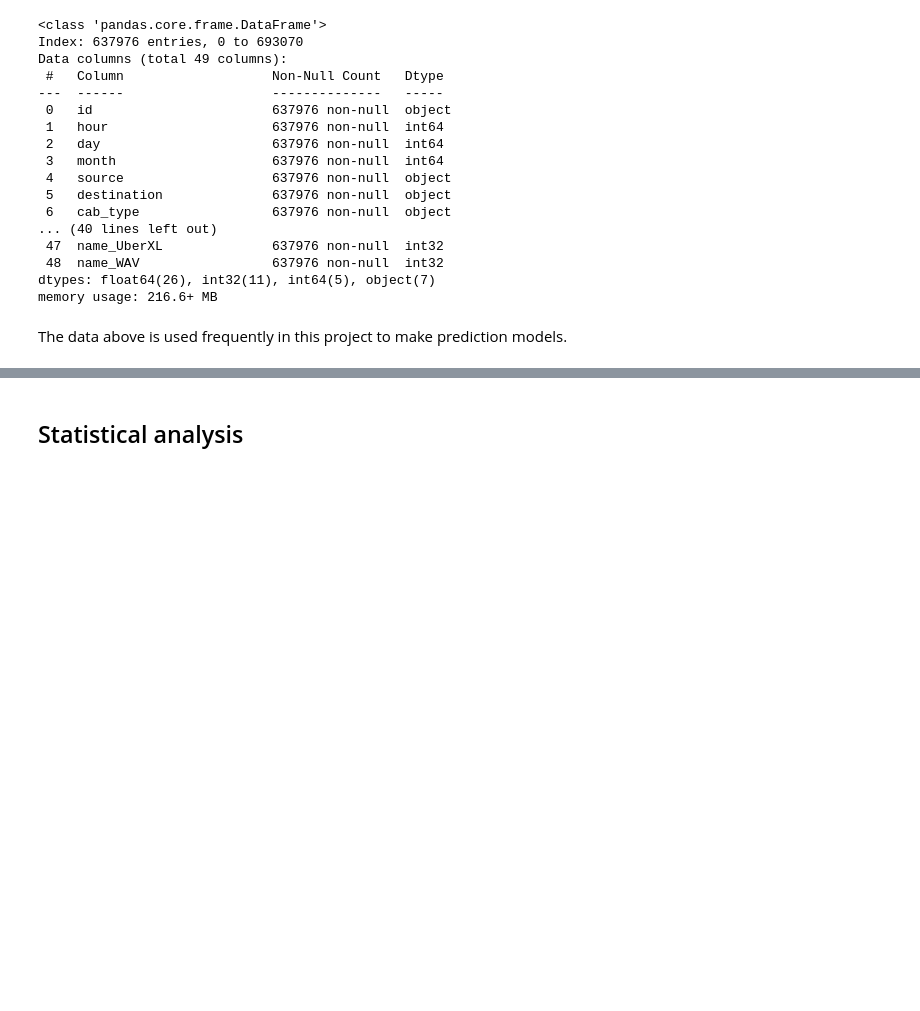
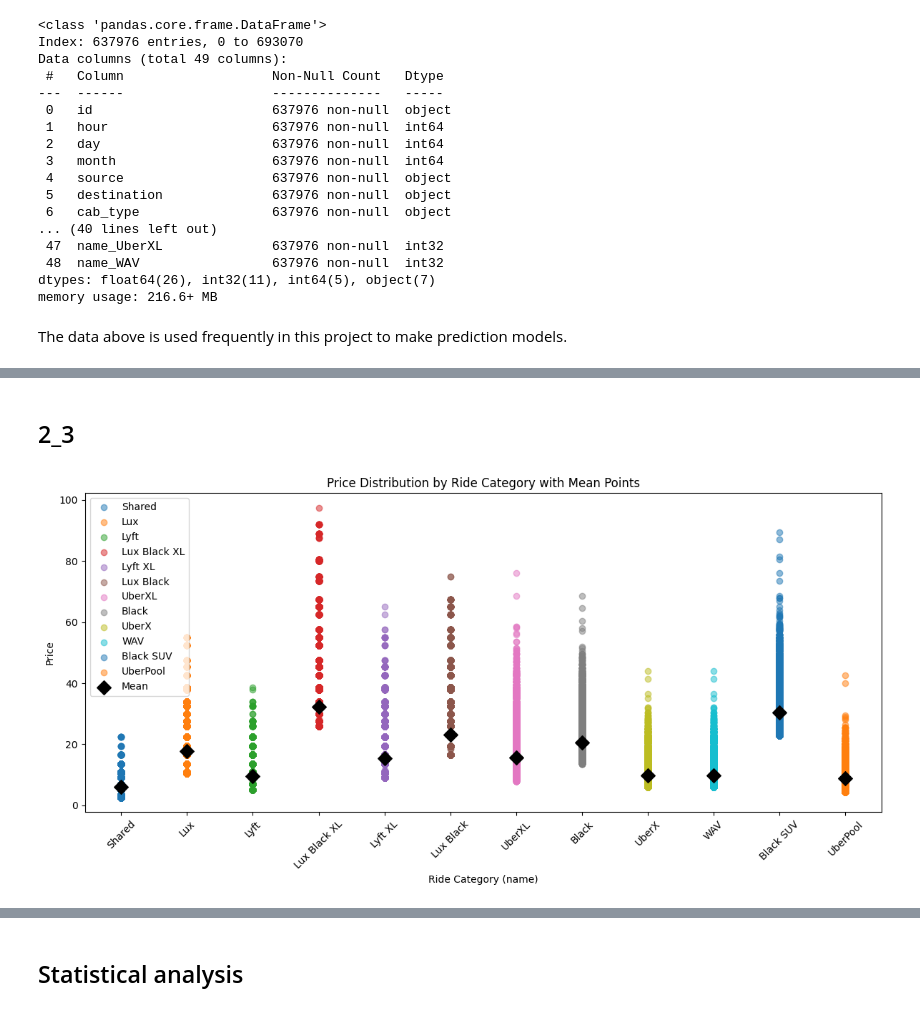
Before and after one commit to AbbyPolaris/transportationProject, a Jupyter notebook: Main.ipynb, the cells around one changed output, grey strips where cells are left out. Cells and saved outputs as stored; diff of their text form; code cells hidden in the pictures; blank space fills up the shorter version.

```diff
--- a/Main.ipynb
+++ b/Main.ipynb
@@ -310,0 +449,44 @@ The data above is used frequently in this project to make prediction models.
+# %% [markdown]
+## 2_3
+# %%
+import pandas as pd
+import matplotlib.pyplot as plt
+import seaborn as sns
+import numpy as np
+
+
+df_anova = df[['name', 'price']].copy()
+df_anova = df_anova[df_anova['name'] != "Taxi"]
+df_anova['price'] = pd.to_numeric(df_anova['price'], errors='coerce')
+df_anova = df_anova.dropna(subset=['price', 'name'])
+
+
+unique_names = df_anova['name'].unique()
+name_to_x = {name: i for i, name in enumerate(unique_names)}
+df_anova['x_pos'] = df_anova['name'].map(name_to_x)
+
+
+group_means = df_anova.groupby('name')['price'].mean().reset_index()
+group_means['x_pos'] = group_means['name'].map(name_to_x)
+
+
+plt.figure(figsize=(12,6))
+
+
+for name in unique_names:
+    subset = df_anova[df_anova['name'] == name]
+    plt.scatter(subset['x_pos'], subset['price'], alpha=0.5, label=name)
+
+
+plt.scatter(group_means['x_pos'], group_means['price'], color='black', s=100, marker='D', label='Mean')
+
+
+plt.xticks(ticks=list(name_to_x.values()), labels=list(name_to_x.keys()), rotation=45)
+plt.ylabel('Price')
+plt.xlabel('Ride Category (name)')
+plt.title('Price Distribution by Ride Category with Mean Points')
+plt.legend()
+plt.tight_layout()
+plt.show()
+# %% [output]
+[figure, added]
```
Also changed, not shown: parts of 44 cells of this notebook.
